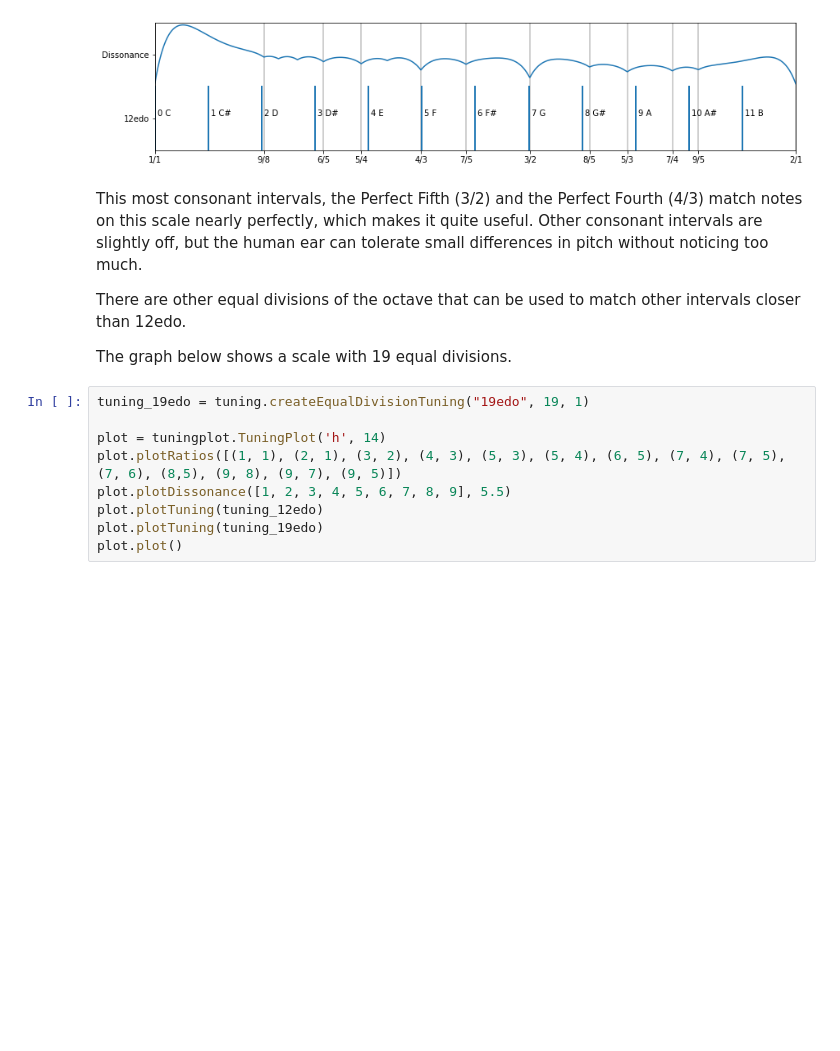
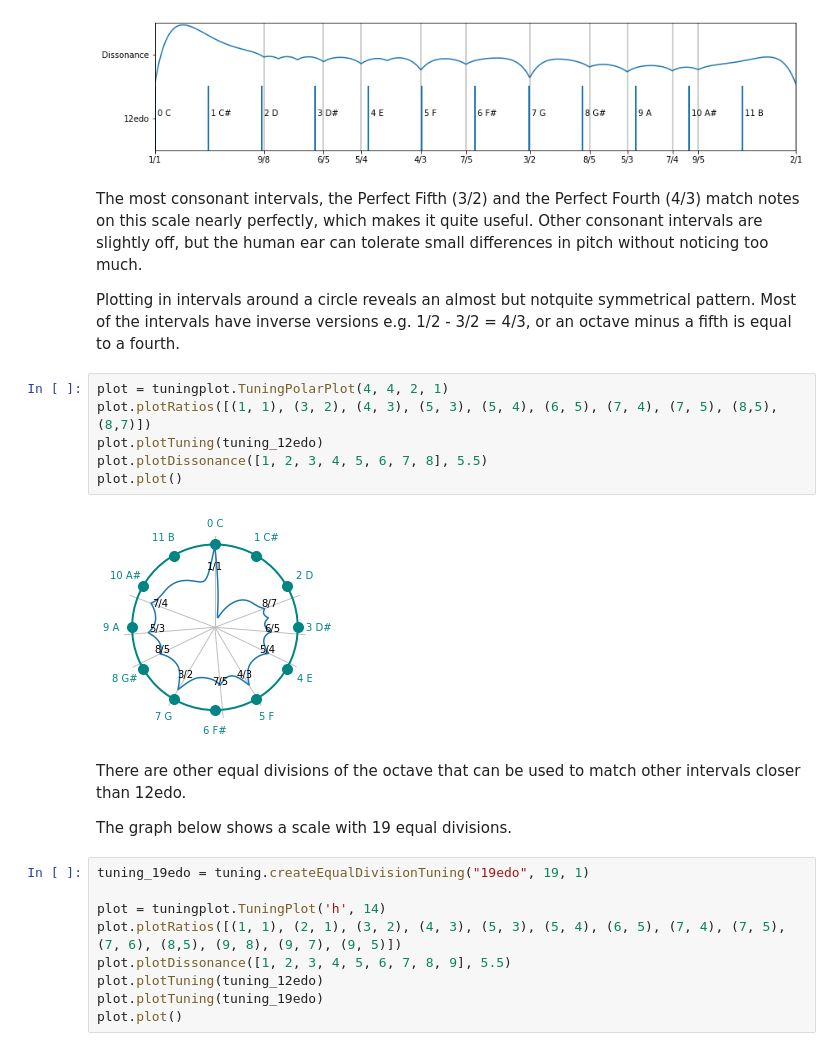
Before and after one commit to pigatron-industries/xen_quantizer, a Jupyter notebook: python/Tuning.ipynb, the cells around one changed output. Cells and saved outputs as stored; diff of their text form; blank space fills up the shorter version.

Commit message:
Added polar plots of scales and chords

```diff
--- a/python/Tuning.ipynb
+++ b/python/Tuning.ipynb
@@ -64,11 +64,21 @@ plot.plot()
 # %% [output]
 [figure]
 # %% [markdown]
-This most consonant intervals, the Perfect Fifth (3/2) and the Perfect Fourth (4/3) match notes on this scale nearly perfectly, which makes it quite useful. Other consonant intervals are slightly off, but the human ear can tolerate small differences in pitch without noticing too much.
+The most consonant intervals, the Perfect Fifth (3/2) and the Perfect Fourth (4/3) match notes on this scale nearly perfectly, which makes it quite useful. Other consonant intervals are slightly off, but the human ear can tolerate small differences in pitch without noticing too much.
 
-There are other equal divisions of the octave that can be used to match other intervals closer than 12edo.
-
-The graph below shows a scale with 19 equal divisions.
+Plotting in intervals around a circle reveals an almost but notquite symmetrical pattern. Most of the intervals have inverse versions e.g. 1/2 - 3/2 = 4/3, or an octave minus a fifth is equal to a fourth.
+# %%
+plot = tuningplot.TuningPolarPlot(4, 4, 2, 1)
+plot.plotRatios([(1, 1), (3, 2), (4, 3), (5, 3), (5, 4), (6, 5), (7, 4), (7, 5), (8,5), (8,7)])
+plot.plotTuning(tuning_12edo)
+plot.plotDissonance([1, 2, 3, 4, 5, 6, 7, 8], 5.5)
+plot.plot()
+# %% [output]
+[figure, added]
+# %% [markdown]
+There are other equal divisions of the octave that can be used to match other intervals closer than 12edo.
+
+The graph below shows a scale with 19 equal divisions.
 # %%
 tuning_19edo = tuning.createEqualDivisionTuning("19edo", 19, 1)
 
```
Also changed, not shown: 4 other files.
